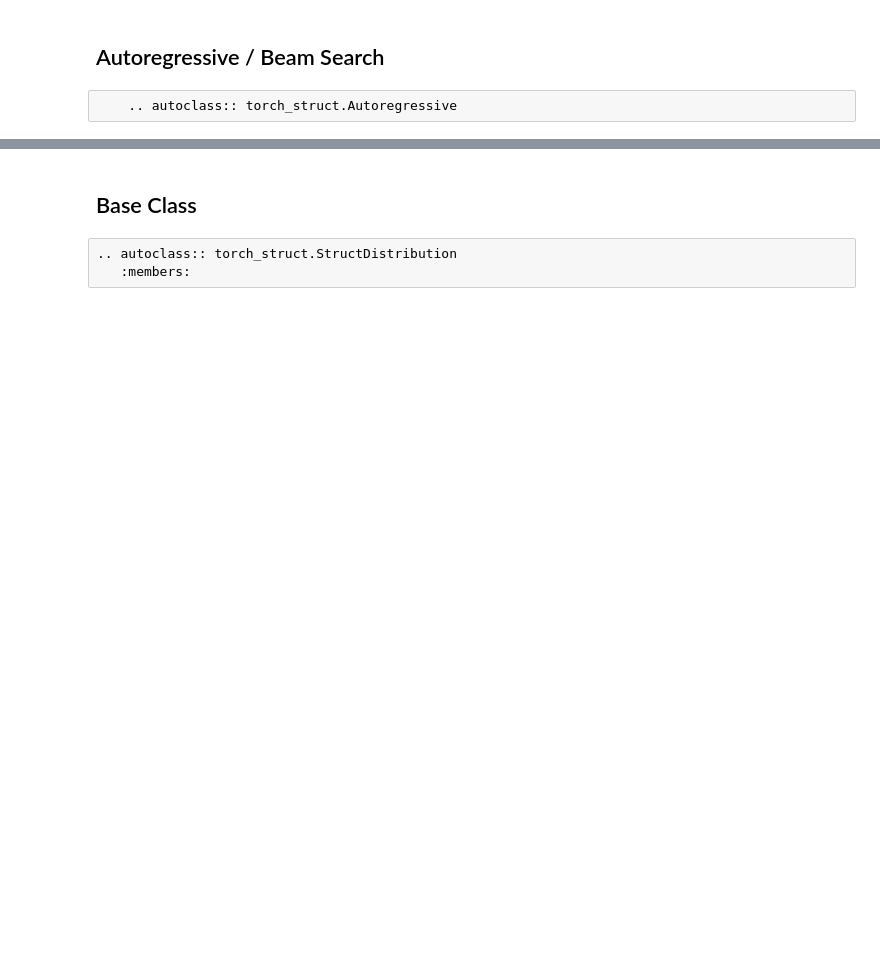
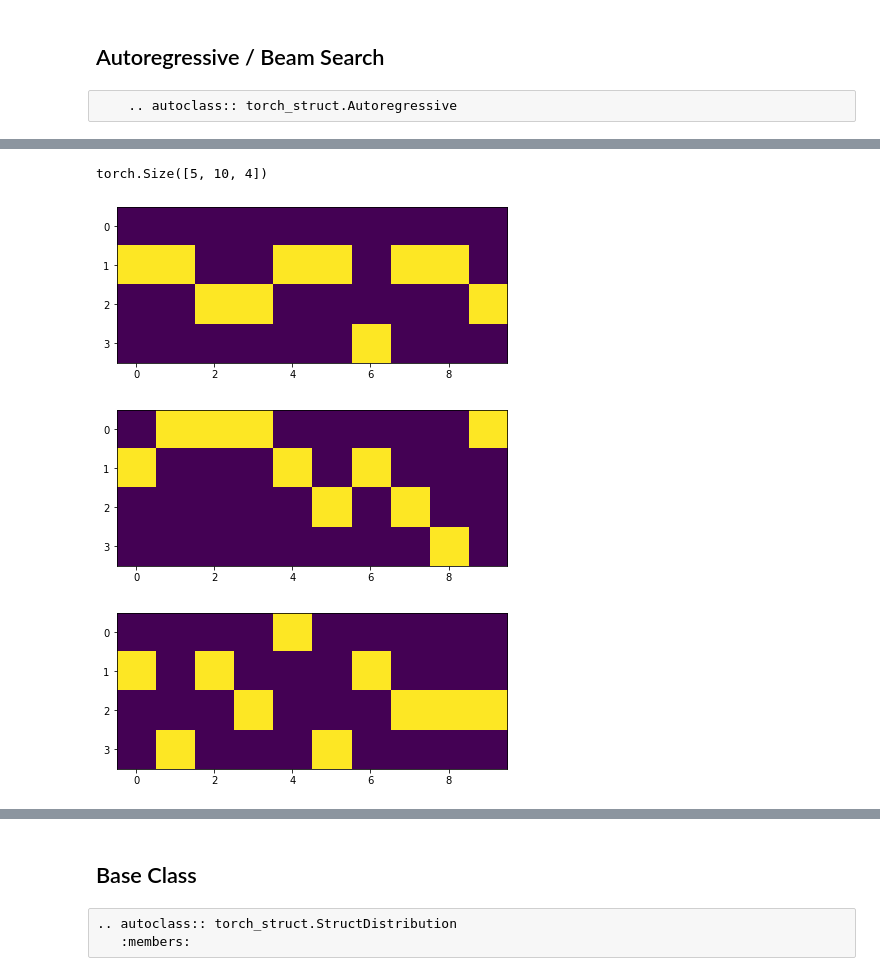
Before and after one commit to harvardnlp/pytorch-struct, a Jupyter notebook: docs/source/model.ipynb, the cells around one changed output, grey strips where cells are left out. Saved outputs shown, nothing was run; the diff lists cells and outputs as text; code cells hidden in the pictures; blank space fills up the shorter version.

```diff
--- a/docs/source/model.ipynb
+++ b/docs/source/model.ipynb
@@ -277,0 +231,11 @@ RuntimeError: index out of range: Tried to access index 5 out of table with 1 ro
+# %%
+out = dist.sample((5,))[:, 0 ]
+print(out.shape)
+for i in range(3):
+    show_ar(out[i])
+    plt.show()
+# %% [output]
+torch.Size([5, 10, 4])
+[figure, added]
+[figure, added]
+[figure, added]
```
Also changed, not shown: parts of 34 cells of this notebook, 8 other files.
